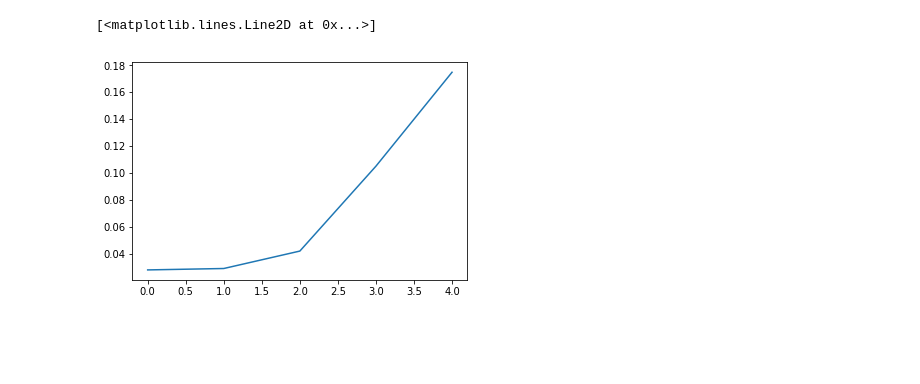
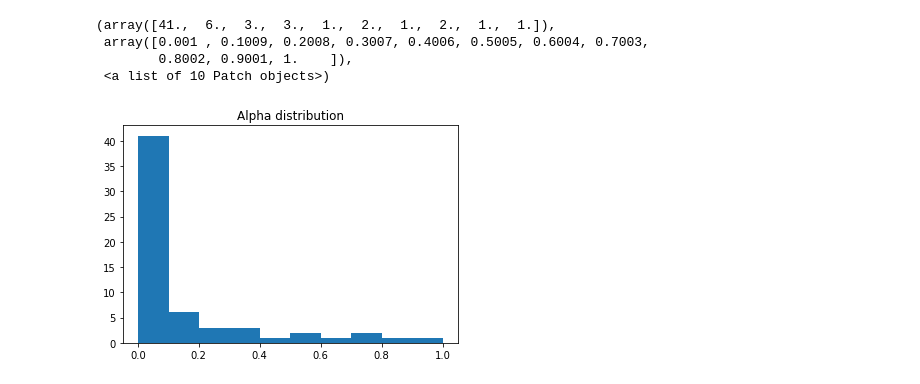
Before and after one commit to whiteRa2bit/cern_summer_project, a Jupyter notebook: problem2/compare_one_and_two_signals.ipynb, the cells around one changed output. Cells and saved outputs as stored; diff of their text form; code cells hidden in the pictures; blank space fills up the shorter version.

```diff
--- a/problem2/compare_one_and_two_signals.ipynb
+++ b/problem2/compare_one_and_two_signals.ipynb
@@ -172,2 +166,12 @@ model.fit(X_cur, y_cur)
+# %%
+plt.title("Alpha distribution")
+plt.hist(alpha_range)
+plt.show()
+# %% [output]
+(array([41.,  6.,  3.,  3.,  1.,  2.,  1.,  2.,  1.,  1.]),
+ array([0.001 , 0.1009, 0.2008, 0.3007, 0.4006, 0.5005, 0.6004, 0.7003,
+        0.8002, 0.9001, 1.    ]),
+ <a list of 10 Patch objects>)
+[figure, added]
 # %%
 from sklearn.metrics import mean_squared_error
@@ -195,8 +207,3 @@ for freq in tqdm.tqdm(freq_values):
     scoring = ['neg_mean_squared_error']
     scores = cross_validate(model, X_freq, y_cur, scoring=scoring, cv=5)
     one_signal_results.append(-scores['test_neg_mean_squared_error'].mean() * TIME_SCALE_COEF)
-# %%
-plt.plot(one_signal_results)
-# %% [output]
-[<matplotlib.lines.Line2D at 0x...>]
-[figure, removed]
```
Also changed, not shown: parts of 6 cells of this notebook.
